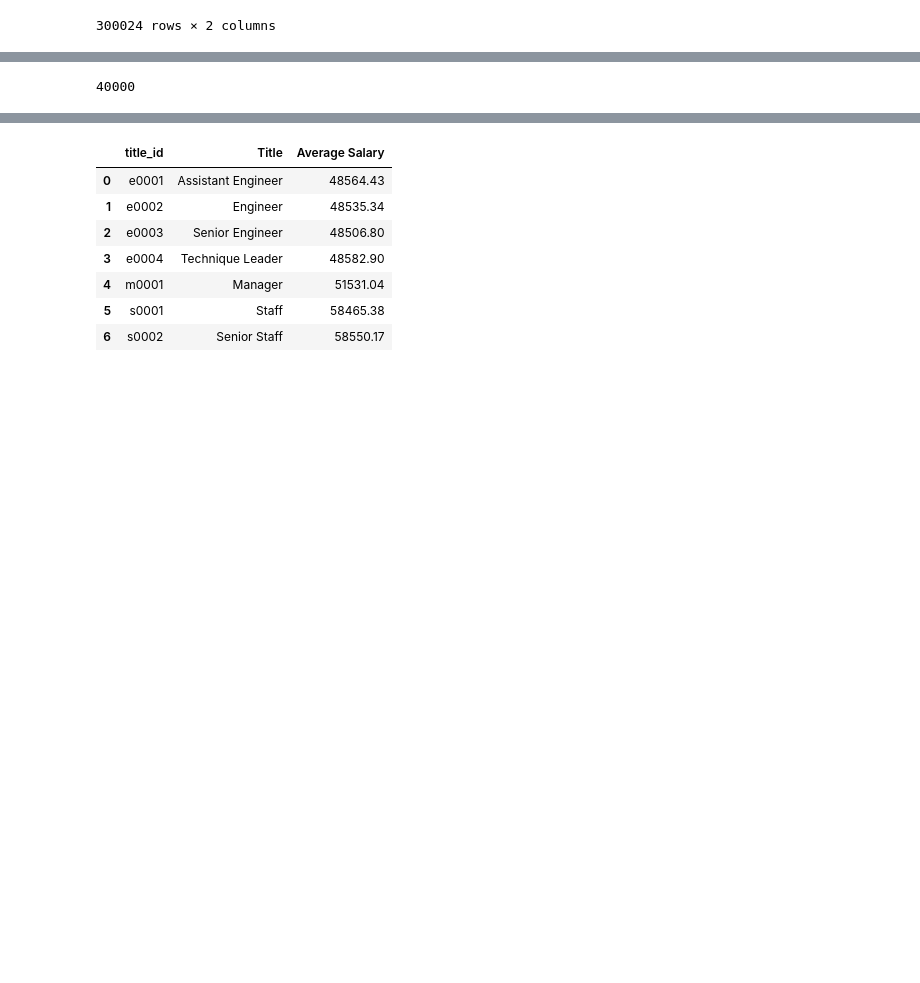
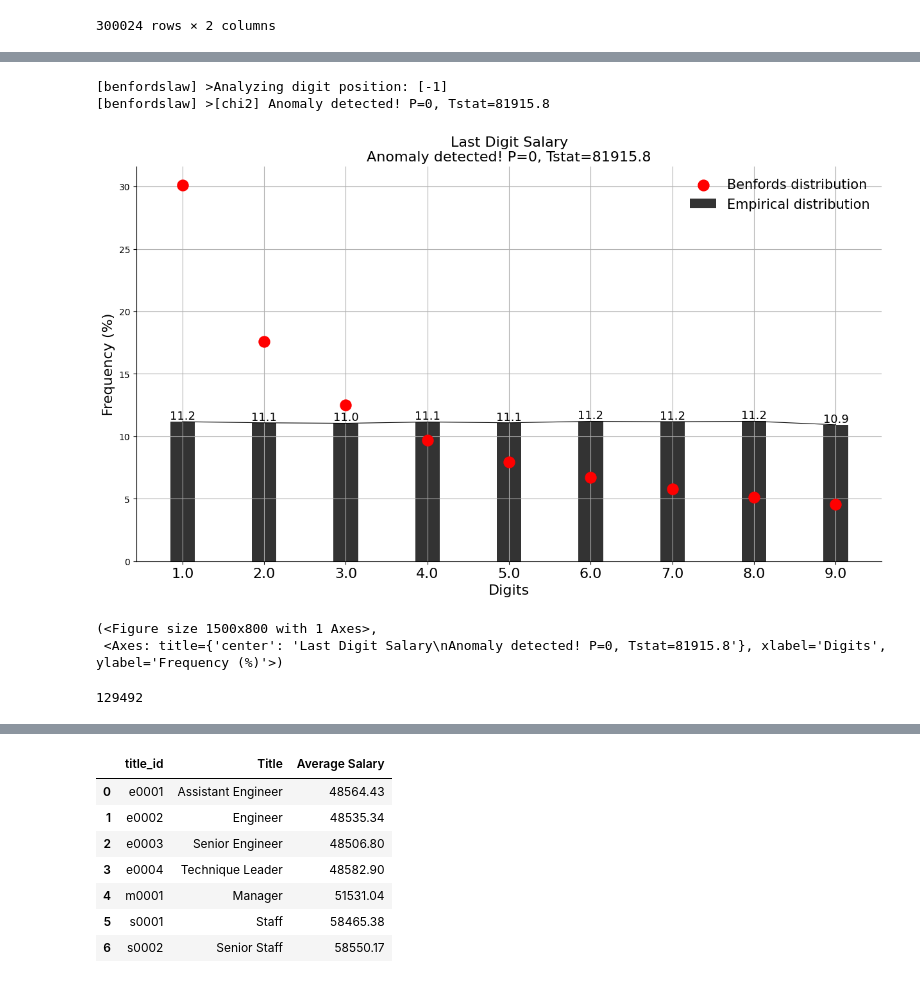
Before and after one commit to kevinsean-10/sql-challenge, a Jupyter notebook: Bonus/pythonpostgre.ipynb, the cells around one changed output, grey strips where cells are left out. Saved outputs shown, nothing was run; the diff lists cells and outputs as text; code cells hidden in the pictures; blank space fills up the shorter version.

```diff
--- a/Bonus/pythonpostgre.ipynb
+++ b/Bonus/pythonpostgre.ipynb
@@ -32,7 +67,17 @@ data
+# %%
+bl = benfordslaw(pos=-1,alpha=0.05)
+res1 = bl.fit(df)
+bl.plot(title='Last Digit Salary')
+# %% [output]
+[benfordslaw] >Analyzing digit position: [-1]
+[benfordslaw] >[chi2] Anomaly detected! P=0, Tstat=81915.8
+[figure, added]
+(<Figure size 1500x800 with 1 Axes>,
+ <Axes: title={'center': 'Last Digit Salary\nAnomaly detected! P=0, Tstat=81915.8'}, xlabel='Digits', ylabel='Frequency (%)'>)
 # %%
-data['salary'].min()
+data['salary'].max()
 # %% [output]
-40000
+129492
 # %%
 bins = [40000, 60000, 80000, 100000, 120000, 140000]
 labels = ['40k-60k','60k-80k','80k-100k','100k-120k','>120k']
```
Also changed, not shown: parts of 13 cells of this notebook.
